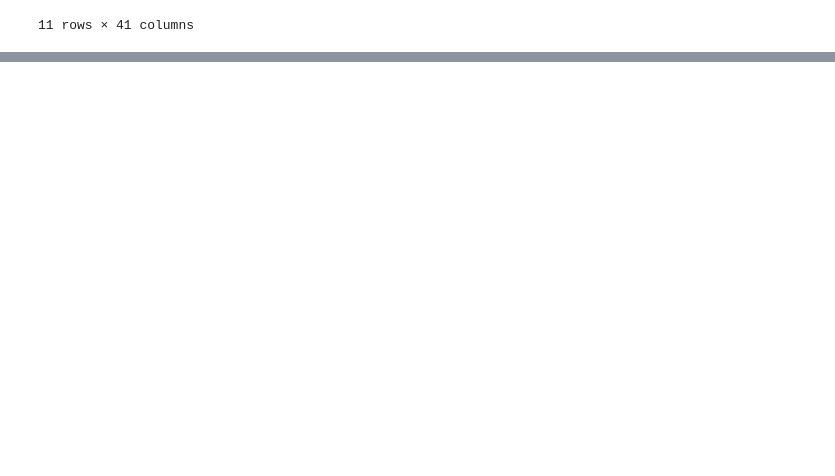
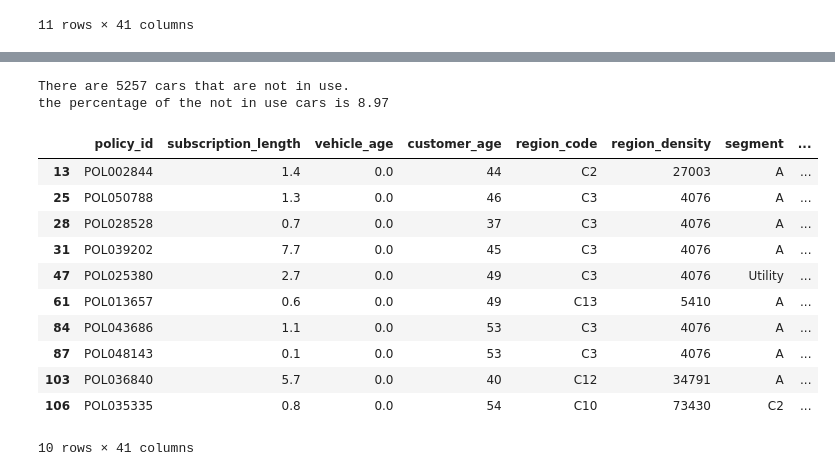
Before and after one commit to tlilimaryem7-cloud/project-2-eda-sql, a Jupyter notebook: EDA_insurance_claim.ipynb, the cells around one changed output, grey strips where cells are left out. Cells and saved outputs as stored; diff of their text form; code cells hidden in the pictures; blank space fills up the shorter version.

```diff
--- a/EDA_insurance_claim.ipynb
+++ b/EDA_insurance_claim.ipynb
@@ -150,0 +155,26 @@ claim status unique = NaN is wrong ( we have 2 unique values according to the df
+# %%
+# check how many cars are not in use
+not_in_use_cars = (df['vehicle_age'] == 0).sum()
+print(f'There are {not_in_use_cars} cars that are not in use.')
+# check what is the percentage of the not in use cars
+percentage_not_in_use_cars = (((not_in_use_cars / df.shape[0])*100).round(2))
+print(f'the percentage of the not in use cars is {percentage_not_in_use_cars}')
+# %% [output]
+There are 5257 cars that are not in use.
+the percentage of the not in use cars is 8.97
+# %%
+#let's investiate more about the unused cars to make they are really unused
+df[df['vehicle_age'] == 0].head(10)
+# %% [output]
+|  | policy_id | subscription_length | vehicle_age | customer_age | region_code | region_density | segment | ... |
+| 13 | POL002844 | 1.4 | 0.0 | 44 | C2 | 27003 | A | ... |
+| 25 | POL050788 | 1.3 | 0.0 | 46 | C3 | 4076 | A | ... |
+| 28 | POL028528 | 0.7 | 0.0 | 37 | C3 | 4076 | A | ... |
+| 31 | POL039202 | 7.7 | 0.0 | 45 | C3 | 4076 | A | ... |
+| 47 | POL025380 | 2.7 | 0.0 | 49 | C3 | 4076 | Utility | ... |
+| 61 | POL013657 | 0.6 | 0.0 | 49 | C13 | 5410 | A | ... |
+| 84 | POL043686 | 1.1 | 0.0 | 53 | C3 | 4076 | A | ... |
+| 87 | POL048143 | 0.1 | 0.0 | 53 | C3 | 4076 | A | ... |
+| 103 | POL036840 | 5.7 | 0.0 | 40 | C12 | 34791 | A | ... |
+| 106 | POL035335 | 0.8 | 0.0 | 54 | C10 | 73430 | C2 | ... |
+10 rows × 41 columns
```
Also changed, not shown: parts of 13 cells of this notebook, 4 other files.
